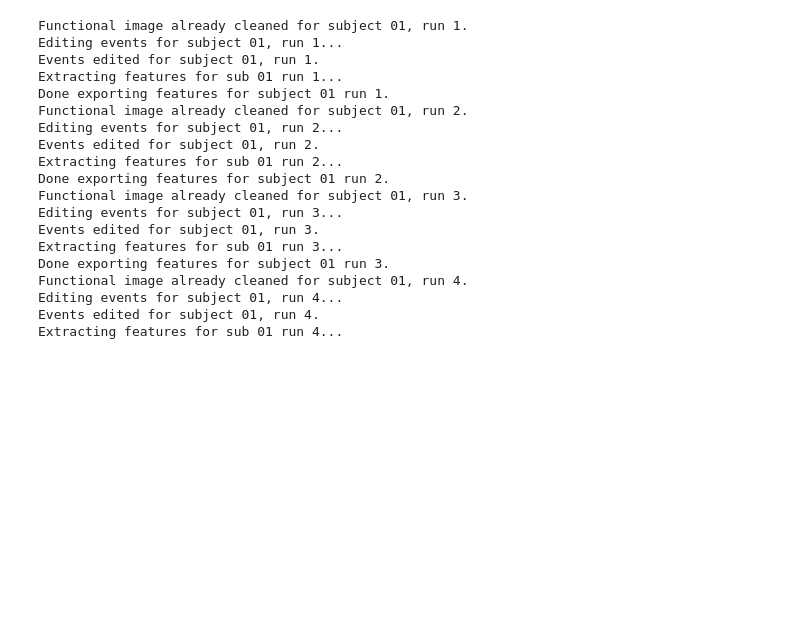
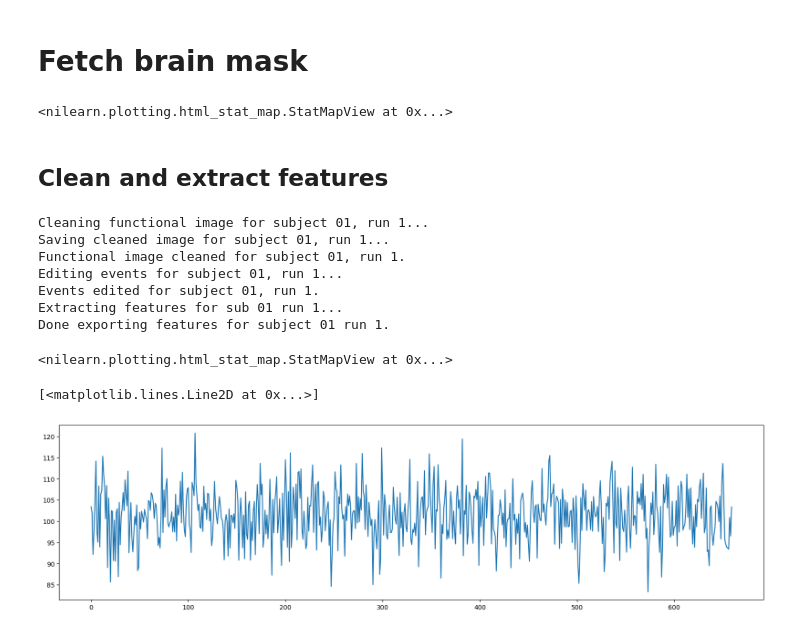
Before and after one commit to CIBIT-UC/brainplayback_task02, a Jupyter notebook: mvpa_08_stability_musicnoise_bold/main_test.ipynb, the cells around one changed output. Cells and saved outputs as stored; diff of their text form; code cells hidden in the pictures; blank space fills up the shorter version.

```diff
--- a/mvpa_08_stability_musicnoise_bold/main_test.ipynb
+++ b/mvpa_08_stability_musicnoise_bold/main_test.ipynb
@@ -21,26 +15,45 @@ Brain mask loaded.
+# %% [markdown]
+# Fetch brain mask
+# %%
+mni_brain_file = '/Volumes/T7/BIDS-BRAINPLAYBACK-TASK2/derivatives/mni_icbm152_t1_tal_nlin_asym_09c_mask.nii'
+example_func_file = '/Volumes/T7/BIDS-BRAINPLAYBACK-TASK2/derivatives/fmriprep23/sub-01/ses-01/func/sub-01_ses-01_task-02a_run-1_space-MNI152NLin2009cAsym_res-2_desc-preproc_bold.nii.gz'
+
+example_func = nb.load(example_func_file)
+
+mni_mask = nb.load(mni_brain_file)
+
+mni_resampled = image.resample_img(
+    mni_mask, target_affine=example_func.affine, target_shape=example_func.shape[0:3], interpolation="nearest")
+
+plotting.view_img(mni_resampled)
+# %% [output]
+<nilearn.plotting.html_stat_map.StatMapView at 0x...>
+# %% [markdown]
+## Clean and extract features
 # %%
 for subject in subject_list:
     for run in ['1','2','3','4']:
-        img_clean = clean_func_image(fmriprep_dir, output_func_dir, img_mask, subject, run, overwrite=False)
+        img_clean = clean_func_image(fmriprep_dir, output_func_dir, mni_resampled, subject, run, overwrite=True)
         events_split = edit_events_musicnoise_stability(data_root, subject, run)
         extract_features_for_stab(img_clean, events_split, output_feat_stab_dir, subject, run)
 # %% [output]
-Functional image already cleaned for subject 01, run 1.
+Cleaning functional image for subject 01, run 1...
+Saving cleaned image for subject 01, run 1...
+Functional image cleaned for subject 01, run 1.
 Editing events for subject 01, run 1...
 Events edited for subject 01, run 1.
 Extracting features for sub 01 run 1...
 Done exporting features for subject 01 run 1.
-Functional image already cleaned for subject 01, run 2.
-Editing events for subject 01, run 2...
-Events edited for subject 01, run 2.
-Extracting features for sub 01 run 2...
-Done exporting features for subject 01 run 2.
-Functional image already cleaned for subject 01, run 3.
-Editing events for subject 01, run 3...
-Events edited for subject 01, run 3.
-Extracting features for sub 01 run 3...
-Done exporting features for subject 01 run 3.
-Functional image already cleaned for subject 01, run 4.
-Editing events for subject 01, run 4...
-Events edited for subject 01, run 4.
-Extracting features for sub 01 run 4...
+# %%
+from nilearn import plotting
+func_img = nb.load('/Volumes/T7/BIDS-BRAINPLAYBACK-TASK2/derivatives/mvpa_04_musicnoise_bold/func_clean/sub-01_ses-01_task-02a_run-1_cleaned.nii.gz')
+plotting.view_img(func_img.slicer[...,0])
+# %% [output]
+<nilearn.plotting.html_stat_map.StatMapView at 0x...>
+# %%
+from matplotlib import pyplot as plt
+plt.figure(figsize=(20,5))
+plt.plot(func_img.get_fdata()[30,20,30,:])
+# %% [output]
+[<matplotlib.lines.Line2D at 0x...>]
+[figure, added]
```
Also changed, not shown: parts of 6 cells of this notebook, 2 other files.
